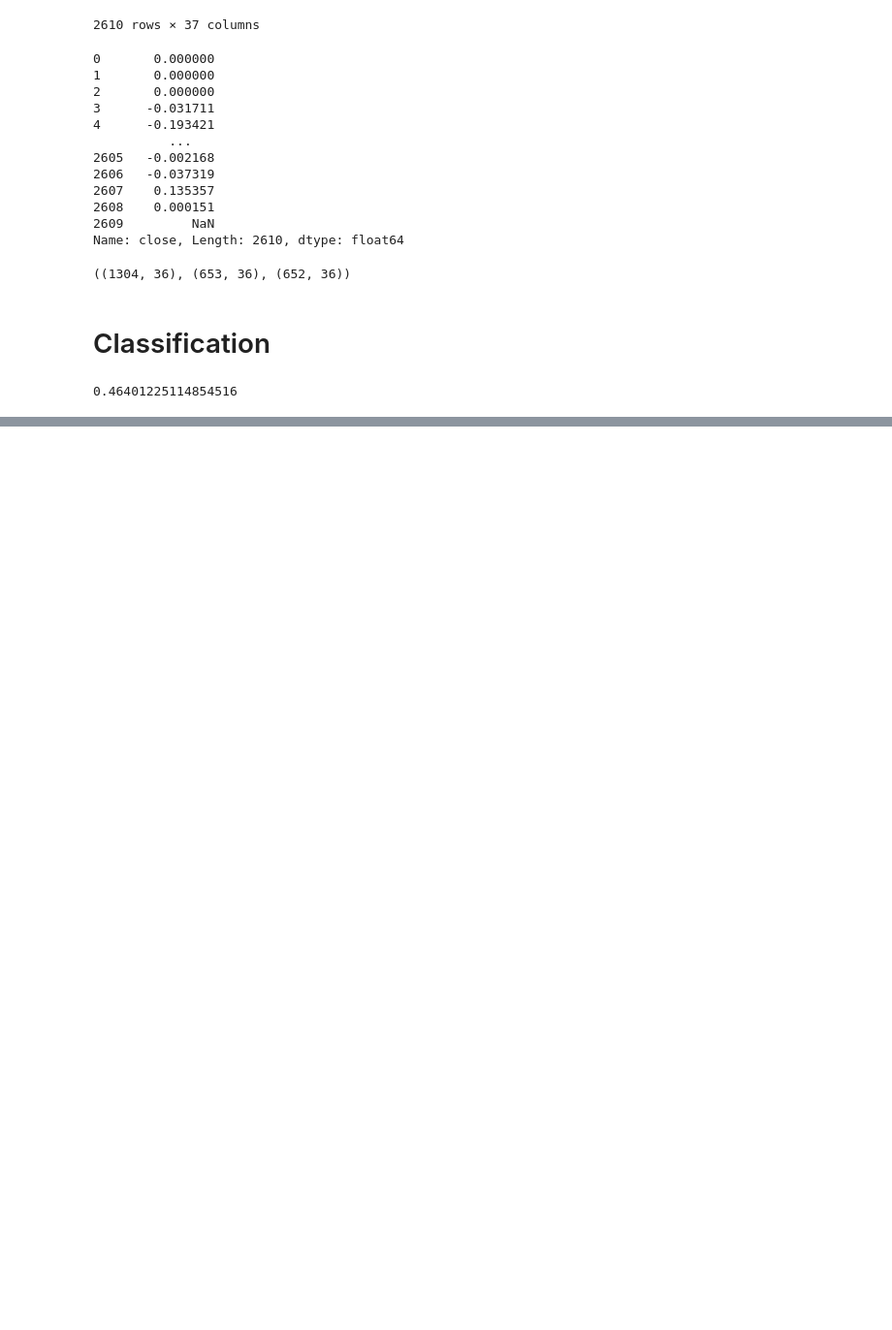
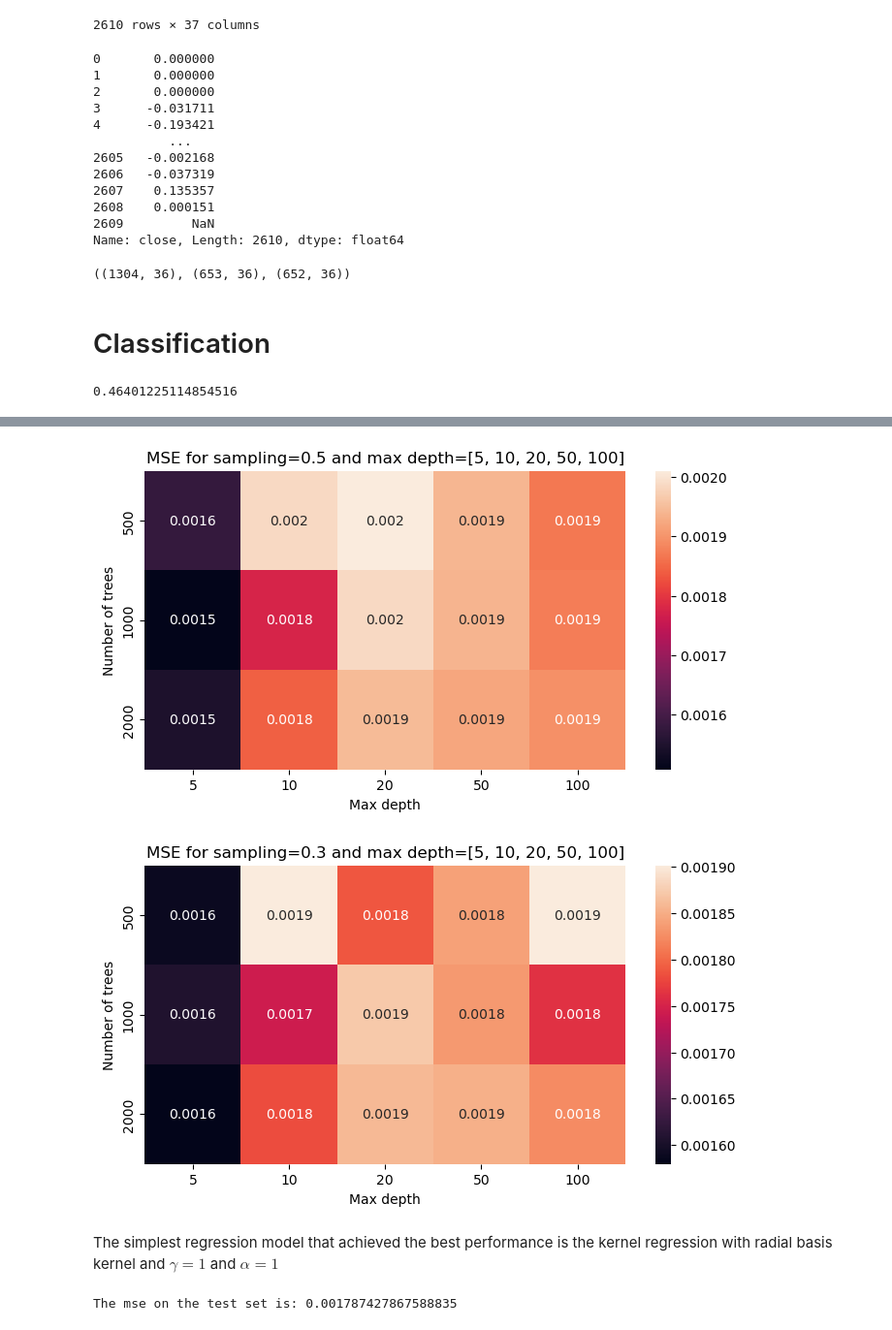
Before and after one commit to lorebenzo/btc-price-prediction, a Jupyter notebook: project/notebook.ipynb, the cells around one changed output, grey strips where cells are left out. Shown at 97% size. Saved outputs shown, nothing was run; the diff lists cells and outputs as text; code cells hidden in the pictures; blank space fills up the shorter version.

```diff
--- a/project/notebook.ipynb
+++ b/project/notebook.ipynb
@@ -164,0 +231,37 @@ for n in n_trees:
+# %%
+# Try with random forest regression with mse loss
+from sklearn.ensemble import RandomForestRegressor
+
+n_trees = [500, 1000, 2000]
+max_depth = [5, 10, 20, 50, 100]
+sampling = [0.5, 0.3]
+
+# For each sampling rate, make a heatmap of the mse of each model trained with a different max depth and number of trees
+for s in sampling:
+    mse = np.zeros((len(n_trees), len(max_depth)))
+    for i in range(len(n_trees)):
+        for j in range(len(max_depth)):
+            model = RandomForestRegressor(n_estimators=n_trees[i], max_depth=max_depth[j], max_samples=s)
+            model.fit(X_train_scaled, y_train)
+            y_pred = model.predict(X_val_scaled)
+            mse[i, j] = np.mean((y_val - y_pred) ** 2)
+    plt.figure(figsize=(8, 4))
+    sns.heatmap(mse, annot=True, xticklabels=max_depth, yticklabels=n_trees)
+    plt.title(f'MSE for sampling={s} and max depth={max_depth}')
+    plt.xlabel('Max depth')
+    plt.ylabel('Number of trees')
+    plt.show()
+# %% [output]
+[figure, added]
+[figure, added]
+# %% [markdown]
+The simplest regression model that achieved the best performance is the kernel regression
+with radial basis kernel and $\gamma=1$ and $\alpha=1$
+# %%
+model = KernelRidge(kernel='rbf', gamma=1, alpha=1)
+model.fit(X_train_scaled, y_train)
+y_pred = model.predict(X_test)
+
+print('The mse on the test set is:', np.mean((y_test - y_pred) ** 2))
+# %% [output]
+The mse on the test set is: 0.001787427867588835
```
Also changed, not shown: parts of 12 cells of this notebook.
